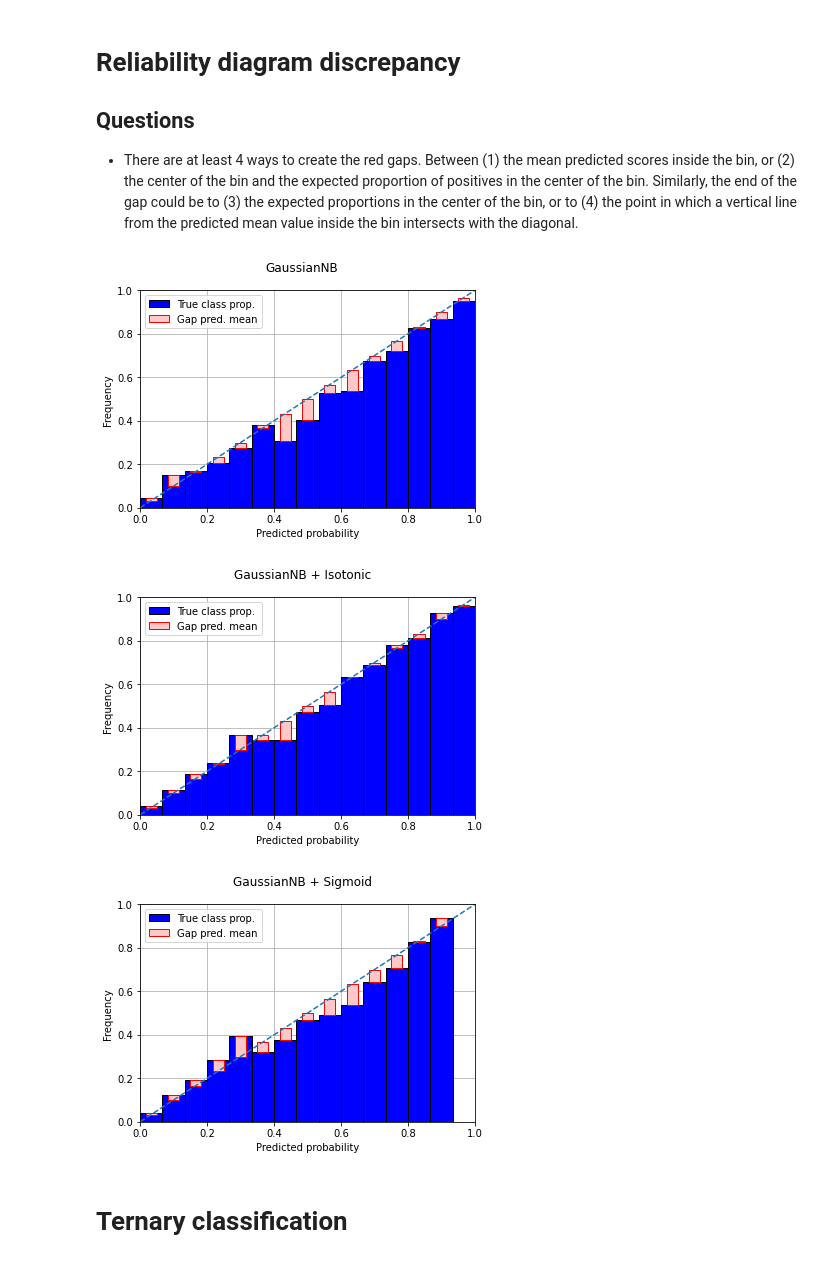
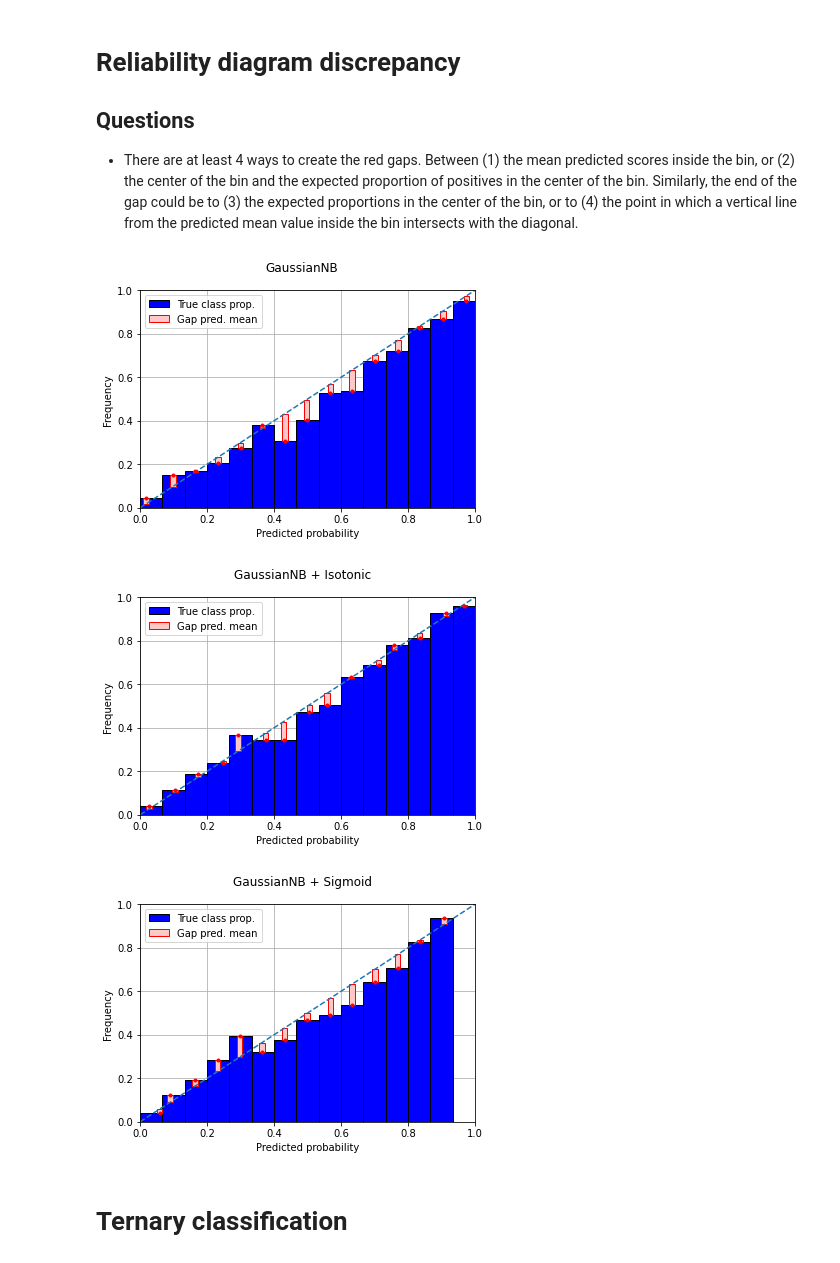
Before and after one commit to classifier-calibration/hands_on, a Jupyter notebook: notebooks/2_visualisation_tools.ipynb, the cells around one changed output. Drawn from its saved outputs; the diff is of its cells as text; code cells hidden in the pictures.

Commit message:
Fixed some issues with pycalib library

```diff
--- a/notebooks/2_visualisation_tools.ipynb
+++ b/notebooks/2_visualisation_tools.ipynb
@@ -122,16 +126,16 @@ ax.grid()
 
 - There are at least 4 ways to create the red gaps. Between (1) the mean predicted scores inside the bin, or (2) the center of the bin and the expected proportion of positives in the center of the bin. Similarly, the end of the gap could be to (3) the expected proportions in the center of the bin, or to (4) the point in which a vertical line from the predicted mean value inside the bin intersects with the diagonal.
 # %%
-from pycalib.visualisations import plot_multiclass_reliability_diagram
+from pycalib.visualisations import plot_multiclass_reliability_diagram_gaps
 
 for clf, name in estimators:
     est_scores = clf.predict_proba(X_test)
-    fig = plot_multiclass_reliability_diagram(y_test, est_scores[:, 1], n_bins=15)
+    fig = plot_multiclass_reliability_diagram_gaps(y_test, est_scores[:, 1], n_bins=15)
     fig.suptitle(name)
 # %% [output]
-[figure, old version]
+[figure, new version]
-[figure, old version]
+[figure, new version]
-[figure, old version]
+[figure, new version]
 # %% [markdown]
 # Ternary classification
 # %%
```
Also changed, not shown: parts of 4 cells of this notebook.
